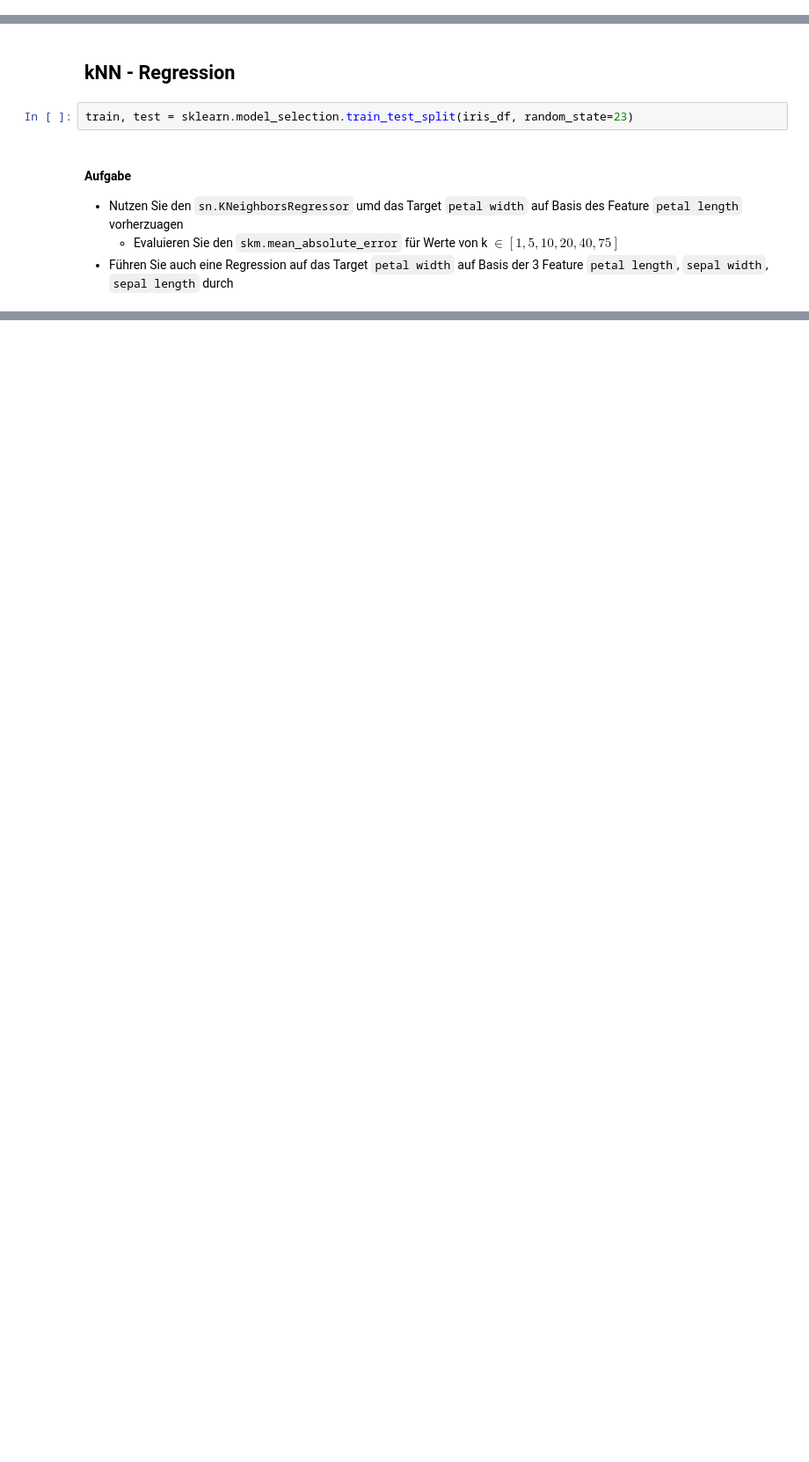
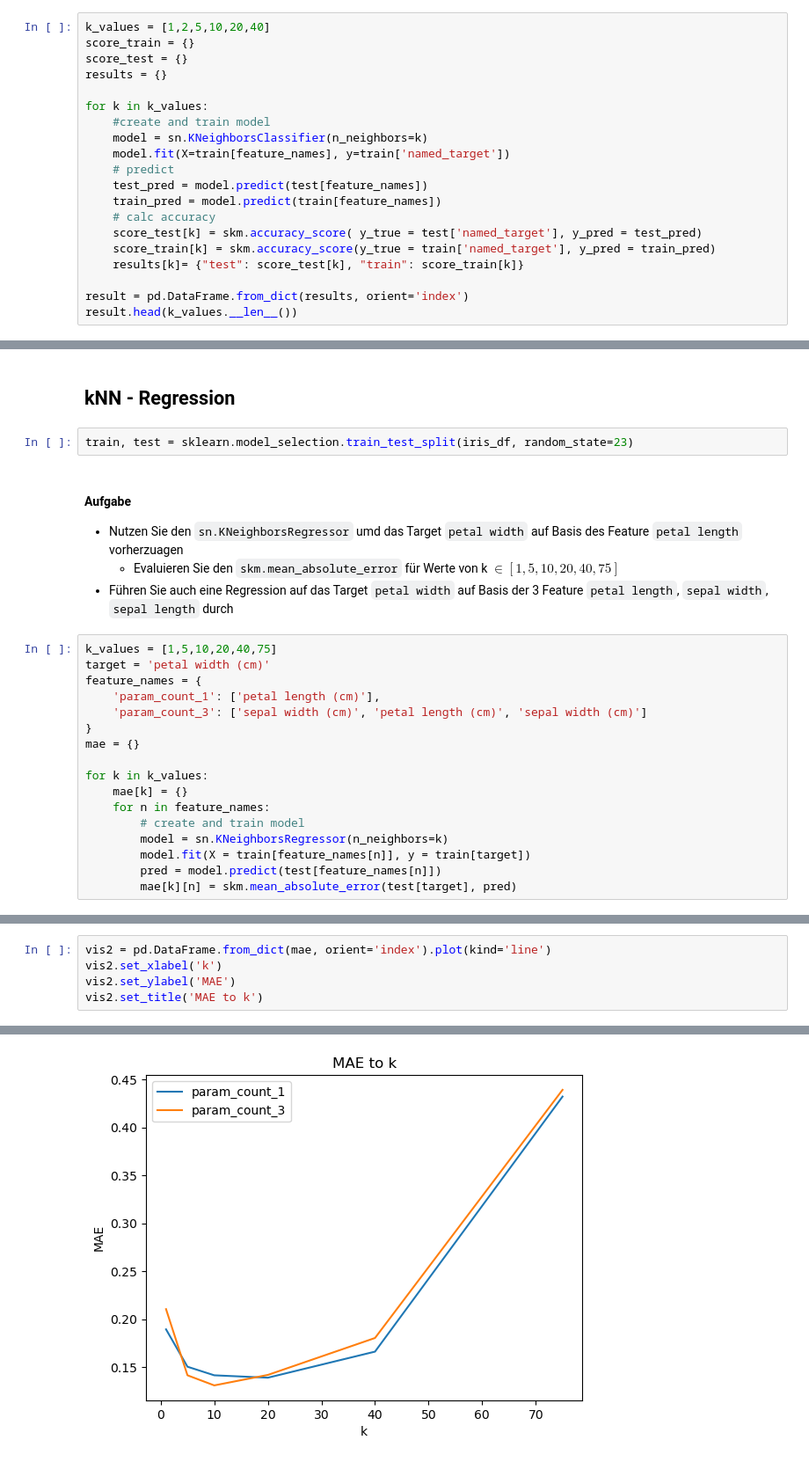
Before and after one commit to j0-ji/AI-class, a Jupyter notebook: uebung_2/week1_knn_in_action_student.ipynb, the cells around one changed output, grey strips where cells are left out. Shown at 88% size. Cells and saved outputs as stored; diff of their text form; blank space fills up the shorter version.

```diff
--- a/uebung_2/week1_knn_in_action_student.ipynb
+++ b/uebung_2/week1_knn_in_action_student.ipynb
@@ -54,3 +130,23 @@ print(skm.classification_report(y_true=test['named_target'], y_pred=test_pred))
 # %% [markdown]
 - Evaluieren Sie den `skm.accuracy_score` für das `test` und `trainings`-Set für verschiedene Werte von k $\in [1, 2, 5, 10, 20, 40]$
 - Speichern Sie die Ergebnisse in 2 dictionaries `score_train` und `score_test` die ein Mapping von dem Wert `k` zu der `score` erhalten
+# %%
+k_values = [1,2,5,10,20,40]
+score_train = {}
+score_test = {}
+results = {}
+
+for k in k_values:
+    #create and train model
+    model = sn.KNeighborsClassifier(n_neighbors=k)
+    model.fit(X=train[feature_names], y=train['named_target'])
+    # predict
+    test_pred = model.predict(test[feature_names])
+    train_pred = model.predict(train[feature_names])
+    # calc accuracy
+    score_test[k] = skm.accuracy_score( y_true = test['named_target'], y_pred = test_pred)
+    score_train[k] = skm.accuracy_score(y_true = train['named_target'], y_pred = train_pred)
+    results[k]= {"test": score_test[k], "train": score_train[k]}
+
+result = pd.DataFrame.from_dict(results, orient='index')
+result.head(k_values.__len__())
@@ -64,3 +171,20 @@ train, test = sklearn.model_selection.train_test_split(iris_df, random_state=23)
 - Nutzen Sie den `sn.KNeighborsRegressor` umd das Target `petal width` auf Basis des Feature `petal length` vorherzuagen
   - Evaluieren Sie den `skm.mean_absolute_error` für Werte von k $\in [1, 5, 10, 20, 40, 75]$
 - Führen Sie auch eine Regression auf das Target `petal width` auf Basis der 3 Feature `petal length`, `sepal width`, `sepal length` durch
+# %%
+k_values = [1,5,10,20,40,75]
+target = 'petal width (cm)'
+feature_names = {
+    'param_count_1': ['petal length (cm)'],
+    'param_count_3': ['sepal width (cm)', 'petal length (cm)', 'sepal width (cm)']
+}
+mae = {}
+
+for k in k_values:
+    mae[k] = {}
+    for n in feature_names:
+        # create and train model
+        model = sn.KNeighborsRegressor(n_neighbors=k)
+        model.fit(X = train[feature_names[n]], y = train[target])
+        pred = model.predict(test[feature_names[n]])
+        mae[k][n] = skm.mean_absolute_error(test[target], pred)
@@ -66,0 +206,6 @@ train, test = sklearn.model_selection.train_test_split(iris_df, random_state=23)
+# %%
+vis2 = pd.DataFrame.from_dict(mae, orient='index').plot(kind='line')
+vis2.set_xlabel('k')
+vis2.set_ylabel('MAE')
+vis2.set_title('MAE to k')
+# %% [output]
@@ -66,0 +213 @@ train, test = sklearn.model_selection.train_test_split(iris_df, random_state=23)
+[figure, added]
```
Also changed, not shown: parts of 28 cells of this notebook, 1 other file.
